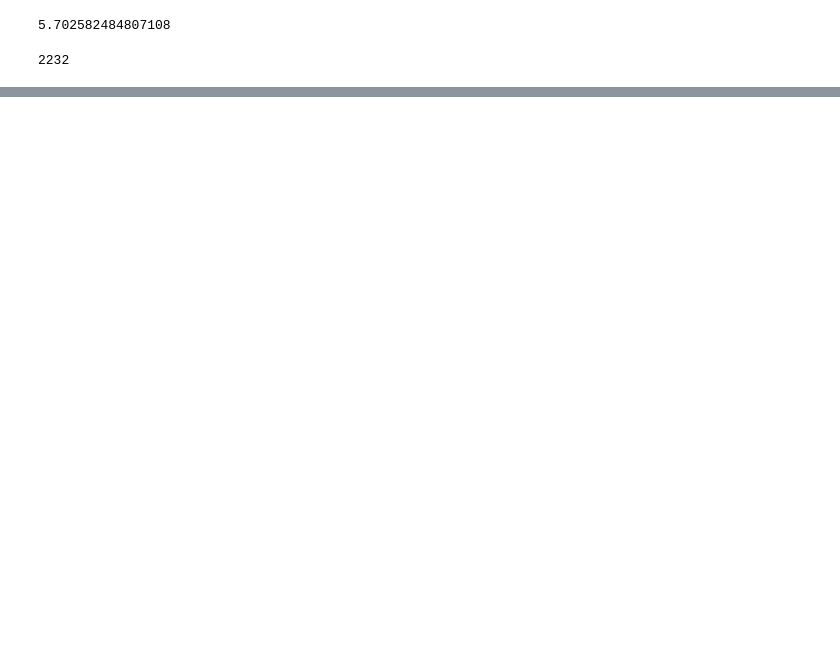
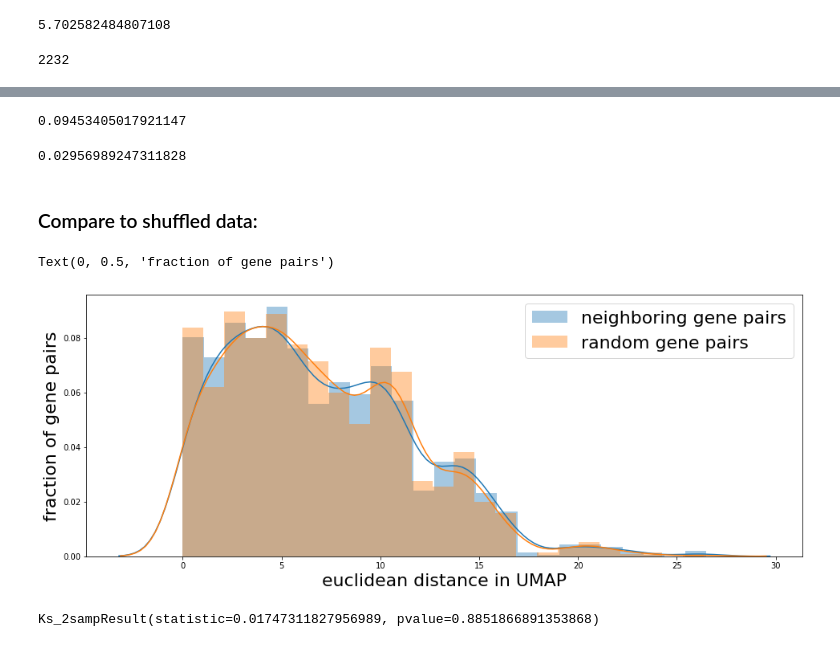
Before and after one commit to ajinich/mtb_tn_db, a Jupyter notebook: code/data_wrangling/genomic_distance_corr.ipynb, the cells around one changed output, grey strips where cells are left out. Saved outputs shown, nothing was run; the diff lists cells and outputs as text; code cells hidden in the pictures; blank space fills up the shorter version.

Commit message:
added statistical test to genome neighborhood vs. umap analysis

```diff
--- a/code/data_wrangling/genomic_distance_corr.ipynb
+++ b/code/data_wrangling/genomic_distance_corr.ipynb
@@ -13,6 +14,19 @@ def umap_distance(rv_1, rv_2, df_umap):
     x2 = df_umap[df_umap.Rv_ID == rv_2].u1.values[0]
     y2 = df_umap[df_umap.Rv_ID == rv_2].u2.values[0]
     return np.sqrt( (x1 - x2)**2 + (y1 - y2)**2 )
+# %%
+def shuffle_genes(df_not_shuffled):
+    ### shuffling of genes with respect to UMAP coordinates:
+    cols_genes = df_not_shuffled.columns[:4]
+    cols_umap = df_not_shuffled.columns[4:]
+
+    df_genes = df_not_shuffled[cols_genes].copy()
+    df_umap = df_not_shuffled[cols_umap].copy()
+
+    df_genes_shuffle = df_genes.reindex(np.random.permutation(df_genes.index)).reset_index(drop = True)
+    df_shuffle = pd.concat([df_genes_shuffle, df_umap], axis=1)
+
+    return df_shuffle
 # %%
 df = pd.read_csv('../../data/tests/df_umap.csv')
 df.head(2)
@@ -51,5 +59,5 @@ sns.distplot(list_dist)
 # %%
-num_iter = 2500
+num_iter = 2232
 list_dist_rand = []
 for i in range(num_iter):
     rvid_pair = random.sample(list_rv_id, 2)
@@ -66,0 +79,31 @@ plt.savefig('../../figures/pairwise_distances/umap_vs_genome_w3.png', dpi=300)
+# %%
+len([d for d in list_dist if d<=0.25]) / len(list_dist)
+# %% [output]
+0.09453405017921147
+# %%
+len([d for d in list_dist_rand if d<=0.25]) / len(list_dist)
+# %% [output]
+0.02956989247311828
+# %% [markdown]
+### Compare to shuffled data:
+# %%
+df_shuffled = shuffle_genes(df)
+# %%
+list_dist_shuffled = []
+for rv_pair in tqdm.tqdm(list_pairs):
+    list_dist_shuffled.append(umap_distance( list_rv_id[rv_pair[0]], list_rv_id[rv_pair[1]], df_shuffled))
+# %%
+plt.figure(figsize = (16,6))
+sns.distplot(list_dist_shuffled)
+sns.distplot(list_dist_rand)
+plt.legend(['neighboring gene pairs', 'random gene pairs'], fontsize = 22)
+plt.xlabel('euclidean distance in UMAP', fontsize = 22)
+plt.ylabel('fraction of gene pairs', fontsize = 22)
+# plt.savefig('../../figures/pairwise_distances/umap_vs_genome_w3.png', dpi=300)
+# %% [output]
+Text(0, 0.5, 'fraction of gene pairs')
+[figure, added]
+# %%
+ks_2samp(list_dist_shuffled, list_dist_rand)
+# %% [output]
+Ks_2sampResult(statistic=0.01747311827956989, pvalue=0.8851866891353868)
```
Also changed, not shown: parts of 5 cells of this notebook, 1 other file.
